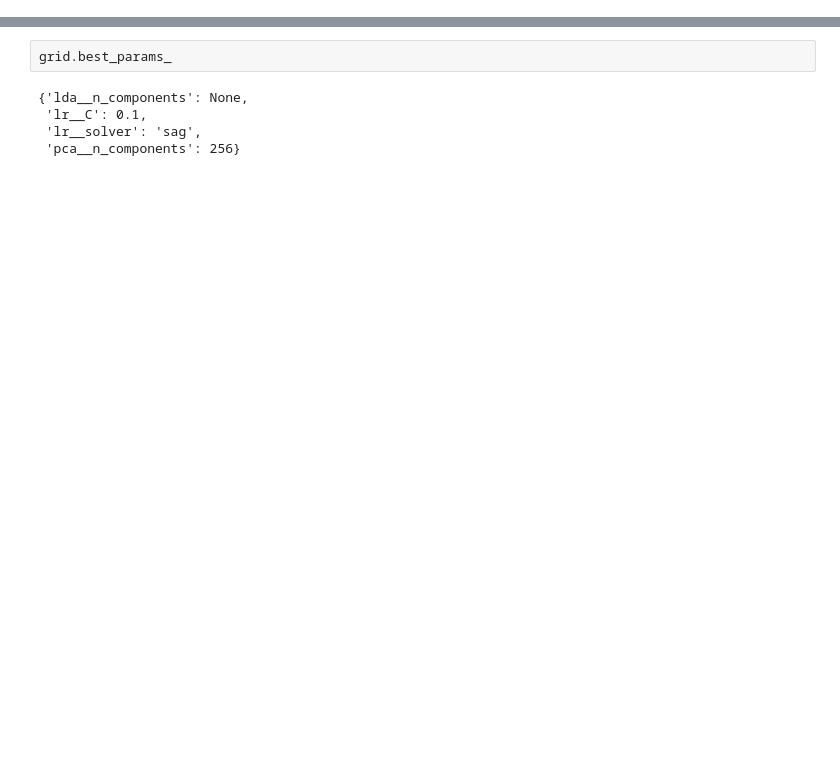
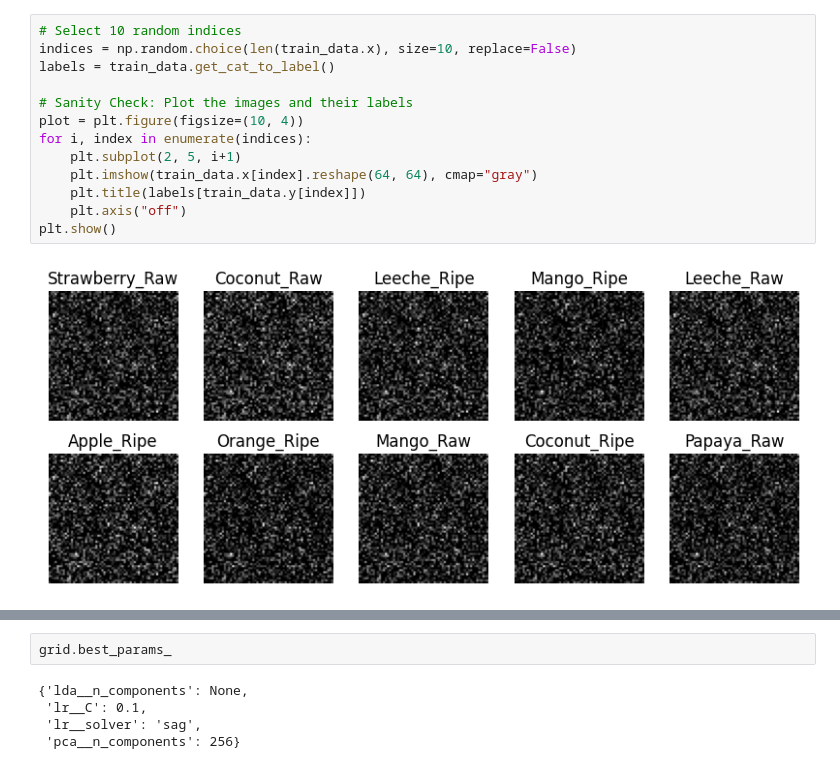
Before and after one commit to viksit-siddhant/SML, a Jupyter notebook: main.ipynb, the cells around one changed output, grey strips where cells are left out. Drawn from its saved outputs; the diff is of its cells as text; blank space fills up the shorter version.

```diff
--- a/main.ipynb
+++ b/main.ipynb
@@ -17,0 +42,15 @@ train_data = data.Dataset('train.csv')
+# %%
+# Select 10 random indices
+indices = np.random.choice(len(train_data.x), size=10, replace=False)
+labels = train_data.get_cat_to_label()
+
+# Sanity Check: Plot the images and their labels
+plot = plt.figure(figsize=(10, 4))
+for i, index in enumerate(indices):
+    plt.subplot(2, 5, i+1)
+    plt.imshow(train_data.x[index].reshape(64, 64), cmap="gray")
+    plt.title(labels[train_data.y[index]])
+    plt.axis("off")
+plt.show()
+# %% [output]
+[figure, added]
```
Also changed, not shown: parts of 29 cells of this notebook, 2 other files.
